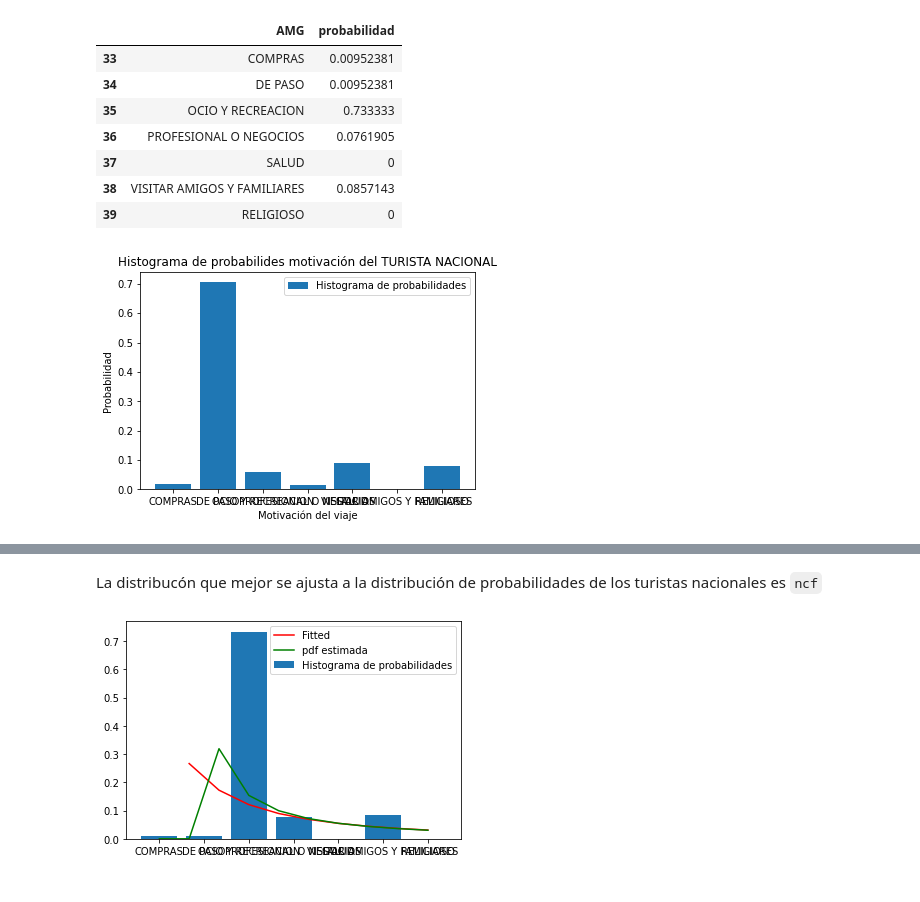
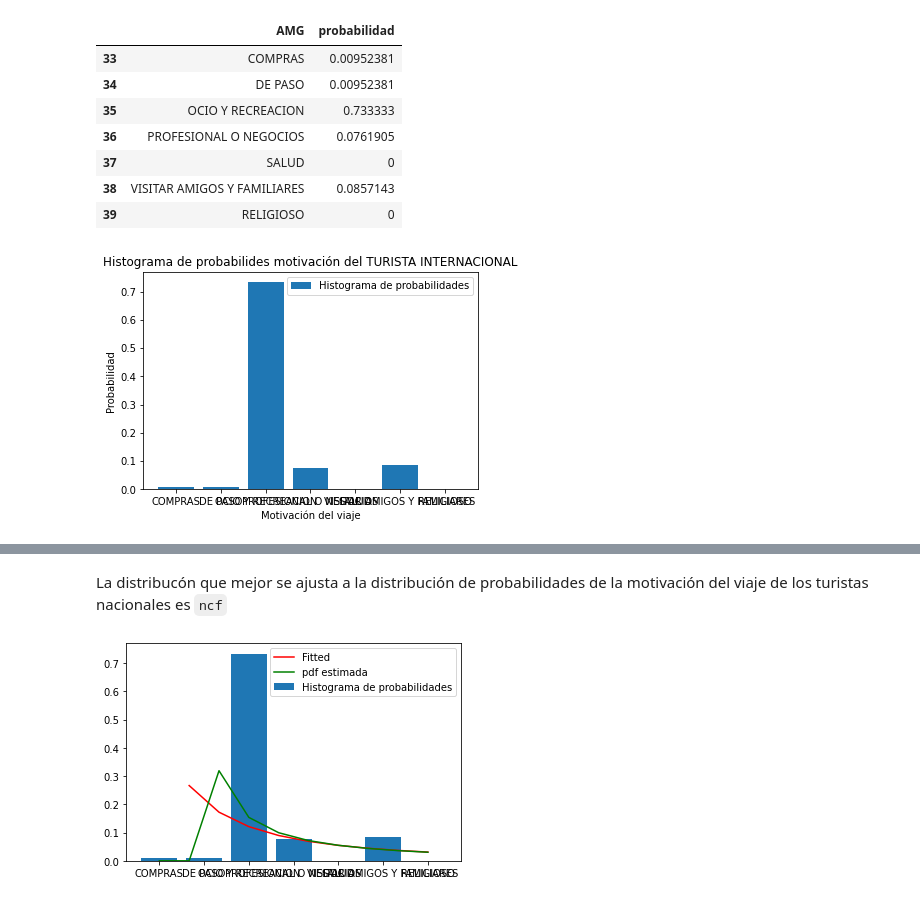
Before and after one commit to ariadnagalindom/Proyecto_GIMontoya_ADGalindo, a Jupyter notebook: PRoyecto_GIMontoya_ADGalindo (1).ipynb, the cells around one changed output, grey strips where cells are left out. Saved outputs shown, nothing was run; the diff lists cells and outputs as text; code cells hidden in the pictures.

```diff
--- a/PRoyecto_GIMontoya_ADGalindo (1).ipynb
+++ b/PRoyecto_GIMontoya_ADGalindo (1).ipynb
@@ -1006,14 +1083,14 @@ int_motiv
 | 38 | VISITAR AMIGOS Y FAMILIARES | 0.0857143 |
 | 39 | RELIGIOSO | 0 |
 # %%
-plt.bar(int_motiv.AMG,nac_motiv.probabilidad, label='Histograma de probabilidades')
+plt.bar(int_motiv.AMG,int_motiv.probabilidad, label='Histograma de probabilidades')
 plt.xlabel('Motivación del viaje')
 plt.ylabel('Probabilidad')
-plt.title('Histograma de probabilides motivación del TURISTA NACIONAL')
+plt.title('Histograma de probabilides motivación del TURISTA INTERNACIONAL')
 plt.legend()
 plt.show()
 # %% [output]
-[figure, old version]
+[figure, new version]
 # %%
 import warnings
 warnings.filterwarnings("ignore")
@@ -1048,5 +1125,5 @@ powernorm: statistic=1.0, pvalue=0.0
 truncnorm: statistic=1.0, pvalue=0.0
 wrapcauchy: statistic=nan, pvalue=nan
 # %% [markdown]
-La distribucón que mejor se ajusta a la distribución de probabilidades de los turistas nacionales es `ncf`
+La distribucón que mejor se ajusta a la distribución de probabilidades de la motivación del viaje de los turistas nacionales es `ncf`
 # %%
```
Also changed, not shown: parts of 38 cells of this notebook.
